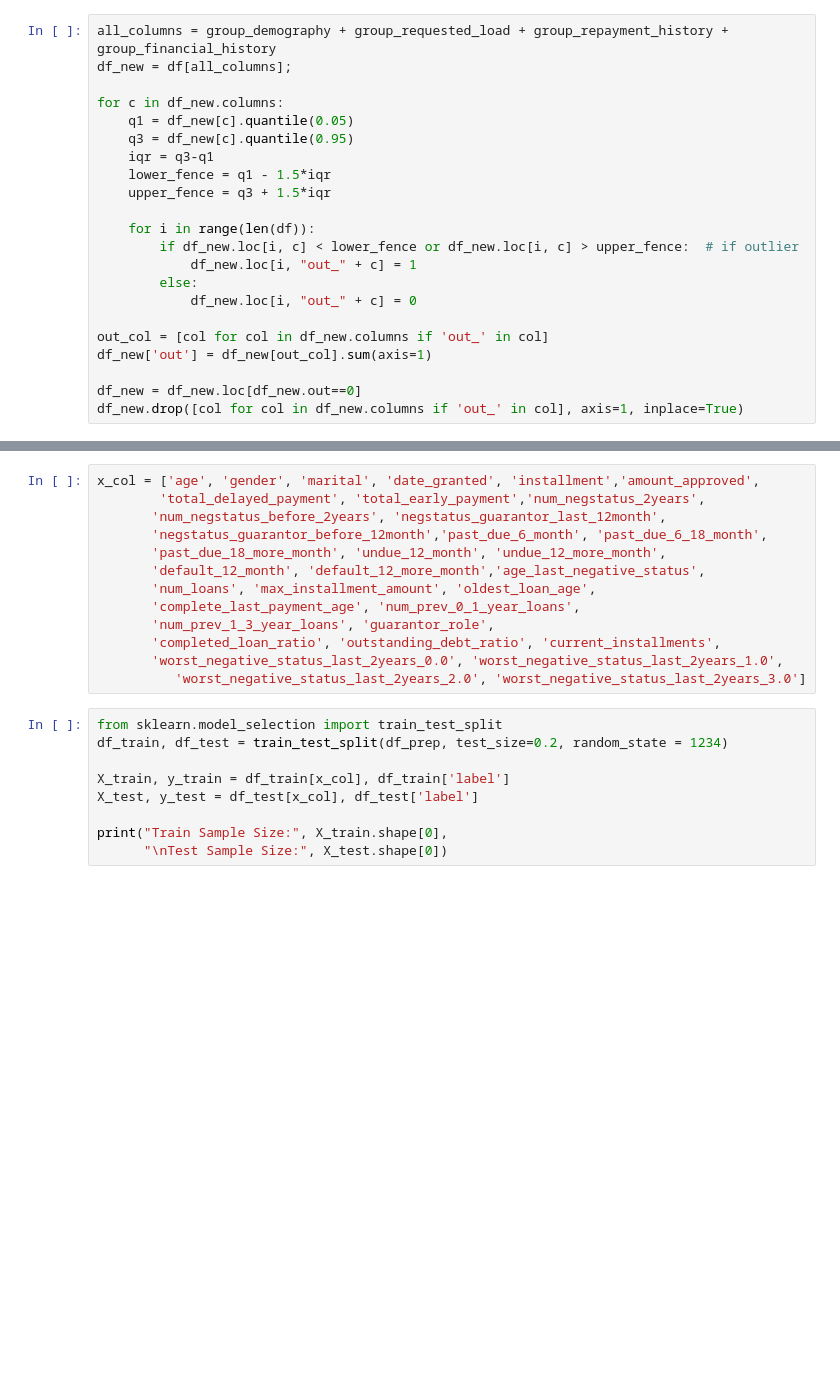
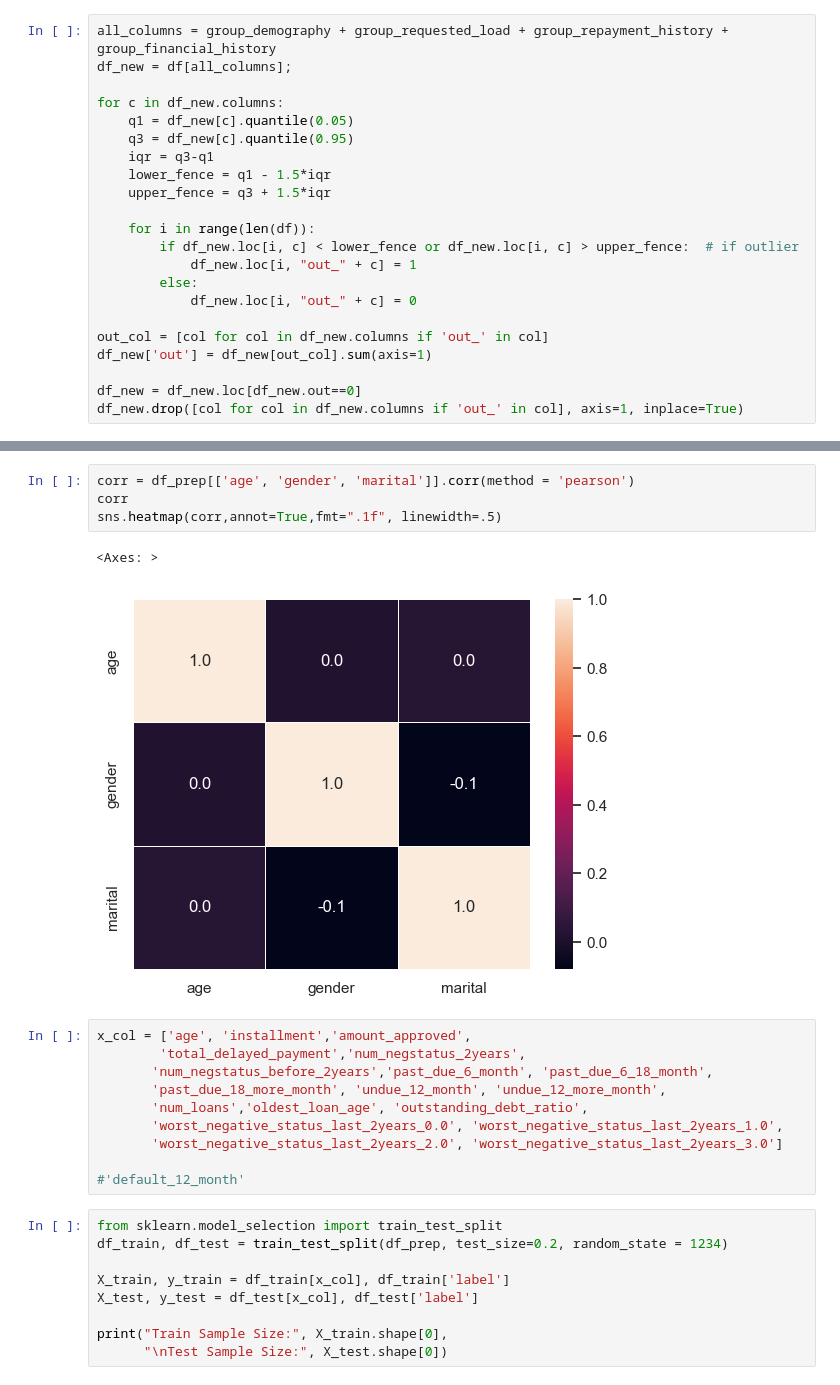
Before and after one commit to rtava/MLProject, a Jupyter notebook: posts/Log_Reg/LR.ipynb, the cells around one changed output, grey strips where cells are left out. Cells and saved outputs as stored; diff of their text form; blank space fills up the shorter version.

```diff
--- a/posts/Log_Reg/LR.ipynb
+++ b/posts/Log_Reg/LR.ipynb
@@ -127,16 +120,20 @@ Name: count, dtype: int64
+# %%
+corr = df_prep[['age', 'gender', 'marital']].corr(method = 'pearson')
+corr
+sns.heatmap(corr,annot=True,fmt=".1f", linewidth=.5)
+# %% [output]
+<Axes: >
+[figure, added]
 # %%
-x_col = ['age', 'gender', 'marital', 'date_granted', 'installment','amount_approved',
-        'total_delayed_payment', 'total_early_payment','num_negstatus_2years',
-       'num_negstatus_before_2years', 'negstatus_guarantor_last_12month',
-       'negstatus_guarantor_before_12month','past_due_6_month', 'past_due_6_18_month',
+x_col = ['age', 'installment','amount_approved',
+        'total_delayed_payment','num_negstatus_2years',
+       'num_negstatus_before_2years','past_due_6_month', 'past_due_6_18_month',
        'past_due_18_more_month', 'undue_12_month', 'undue_12_more_month',
-       'default_12_month', 'default_12_more_month','age_last_negative_status',
-       'num_loans', 'max_installment_amount', 'oldest_loan_age',
-       'complete_last_payment_age', 'num_prev_0_1_year_loans',
-       'num_prev_1_3_year_loans', 'guarantor_role',
-       'completed_loan_ratio', 'outstanding_debt_ratio', 'current_installments',
+       'num_loans','oldest_loan_age', 'outstanding_debt_ratio',
        'worst_negative_status_last_2years_0.0', 'worst_negative_status_last_2years_1.0',
-          'worst_negative_status_last_2years_2.0', 'worst_negative_status_last_2years_3.0']
+       'worst_negative_status_last_2years_2.0', 'worst_negative_status_last_2years_3.0']
+
+#'default_12_month'
 # %%
 from sklearn.model_selection import train_test_split
 df_train, df_test = train_test_split(df_prep, test_size=0.2, random_state = 1234)
```
Also changed, not shown: parts of 7 cells of this notebook, 7 other files.
